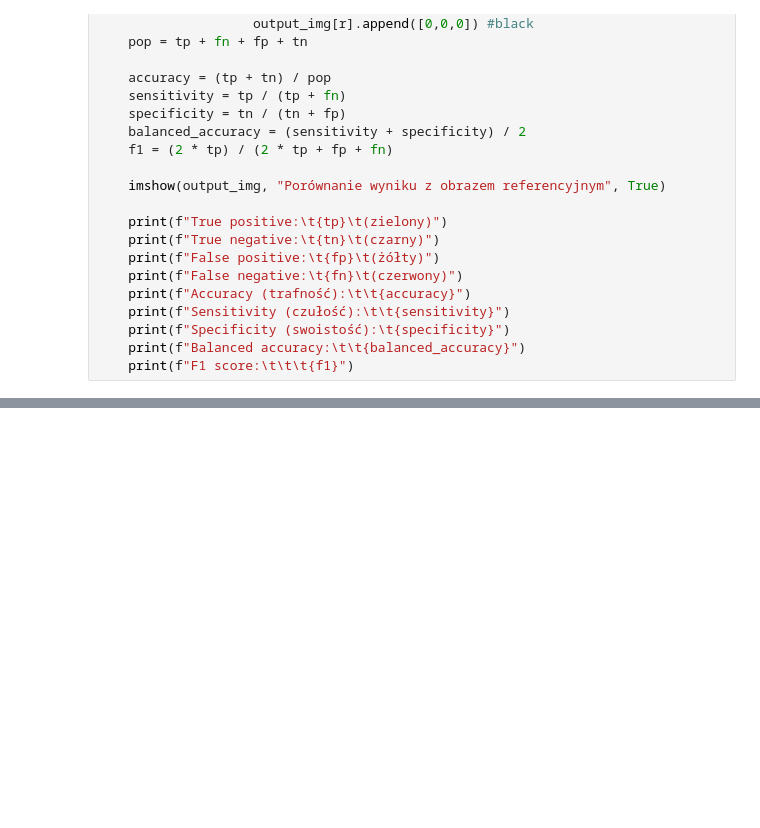
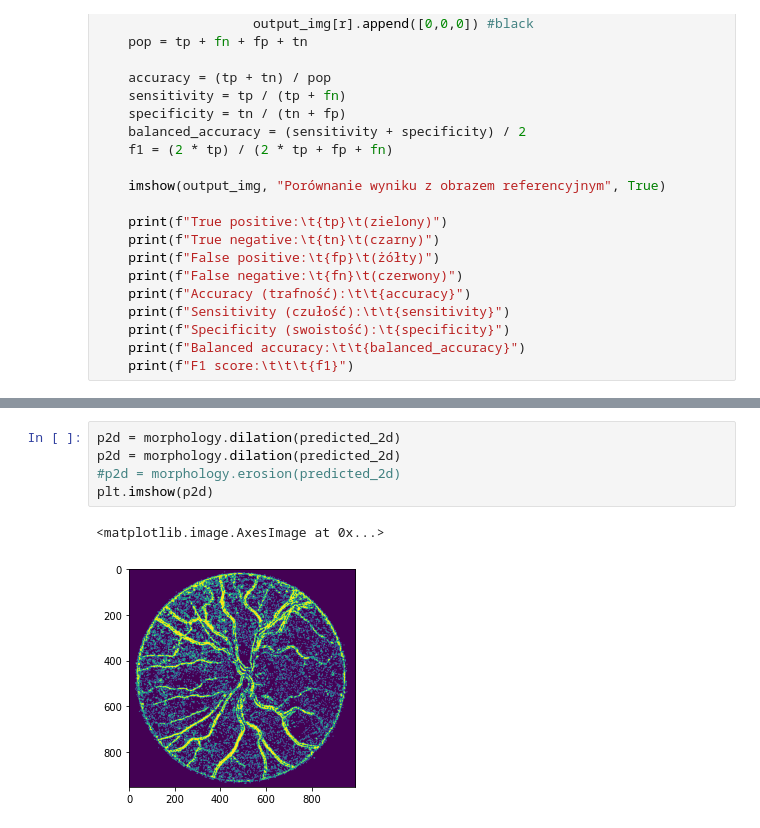
Before and after one commit to clmrv/tomograf, a Jupyter notebook: dnooka/dnooka.ipynb, the cells around one changed output, grey strips where cells are left out. Cells and saved outputs as stored; diff of their text form; blank space fills up the shorter version.

```diff
--- a/dnooka/dnooka.ipynb
+++ b/dnooka/dnooka.ipynb
@@ -111,0 +281,8 @@ analysis(m1, ref)
+# %%
+p2d = morphology.dilation(predicted_2d)
+p2d = morphology.dilation(predicted_2d)
+#p2d = morphology.erosion(predicted_2d)
+plt.imshow(p2d)
+# %% [output]
+<matplotlib.image.AxesImage at 0x...>
+[figure, added]
```
Also changed, not shown: parts of 13 cells of this notebook.
